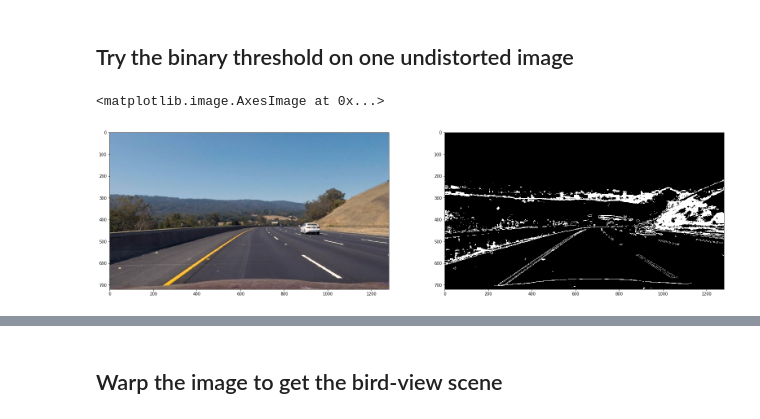
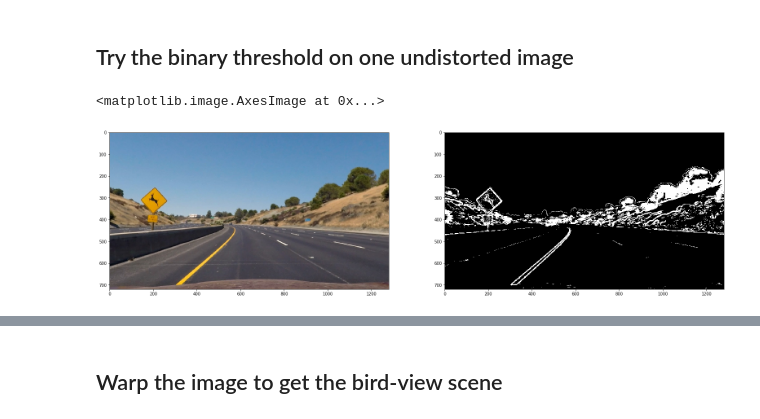
Before and after one commit to WenHsu1203/Advanced-Lane-Finding-Project, a Jupyter notebook: Advanced Line Finding.ipynb, the cells around one changed output, grey strips where cells are left out. Cells and saved outputs as stored; diff of their text form; code cells hidden in the pictures.

```diff
--- a/Advanced Line Finding.ipynb
+++ b/Advanced Line Finding.ipynb
@@ -15,12 +15,14 @@ The goals / steps of this project are the following:
 ---
 ## First, I'll compute the camera calibration using chessboard images
 # %%
+%load_ext autoreload
+%autoreload 2
 import numpy as np
 import cv2
 import glob
 import matplotlib.pyplot as plt
 from util import *
-%matplotlib qt
+%matplotlib inline
 
 # prepare object points, like (0,0,0), (1,0,0), (2,0,0) ....,(6,5,0)
 objp = np.zeros((6*9,3), np.float32)
@@ -46,6 +48,22 @@ for fname in images:
     if ret == True:
         objpoints.append(objp)
         imgpoints.append(corners)
+# Calibrate the camera
+# Use tge cv2 calibrateCamera function to get the convert(3D to 2D)
+# matrix and distance r
+ret, mtx, dist, rvecs, tvecs = cv2.calibrateCamera(objpoints, imgpoints,gray.shape[::-1], None, None)
+# twos arrays for warpping
+src = np.float32([[585,461],
+                  [200,717],
+                  [1088,704],
+                  [708,459]])
+dst = np.float32([[320,0],
+                  [320,720],
+                  [980,720],
+                  [980,0]])
+# Camera Matrix for both forward and inverse
+M = cv2.getPerspectiveTransform(src,dst)
+invM = cv2.getPerspectiveTransform(dst,src)
 # %% [markdown]
 ## Second, apply a distortion correction to one raw image.
 # %%
@@ -70,26 +88,37 @@ plt.savefig('output_images/undistort_output.png', dpi=None, facecolor='w', edgec
 # %% [markdown]
 ## Try the binary threshold on one undistorted image
 # %%
-test_image = cv2.imread('test_images/test3.jpg')
+test_image = cv2.imread('test_images/test2.jpg')
 # Convert the image to RGB
 test_image = cv2.cvtColor(test_image,cv2.COLOR_BGR2RGB)
 # Undistort the image
-undist_test_image = cal_undistort(test_image,objpoints,imgpoints)
-
+undist_test_image = cal_undistort(test_image,mtx, dist)
+# Get the offset
+gray = cv2.cvtColor(undist_test_image,cv2.COLOR_RGB2GRAY)
+histogram = np.sum(gray[gray.shape[0]//2:,:], axis=0)
+midpoint = np.int(histogram.shape[0]//2)
+leftx_base = np.argmax(histogram[:midpoint])
+rightx_base = np.argmax(histogram[midpoint:]) + midpoint
+center = (leftx_base+rightx_base)/2
+offset = abs(center-gray.shape[1])*3.7/700
+offset = round(offset, 2)
 # Set the threshold and kernel size for binary output
 kernel_size = 9
 dir_thres = (0.7,1.3)
-mag_thres = (50,100)
-hls_thres = (60,90)
+mag_thres = (30,200)
+hls_thres = (40,240)
+luv_thres = (225,255)
+hsv_thres = (18,30)
 # Apply the magnitude, HLS and directional threshold
-combined_binary = combined_select(undist_test_image, kernel_size,(0, np.pi/2), mag_thres, hls_thres)
+combined_binary = combined_select(undist_test_image, kernel_size, mag_thres, hls_thres, luv_thres,hsv_thres)
+# combined_binary = combined_select(undist_test_image, kernel_size)
 # plot the output
 f,(ax1,ax2) = plt.subplots(1,2,figsize =(27,72))
 ax1.imshow(undist_test_image)
 ax2.imshow(combined_binary,cmap = 'gray')
 # %% [output]
 <matplotlib.image.AxesImage at 0x...>
-[figure, old version]
+[figure, new version]
 # %%
 plt.imshow(combined_binary,cmap = 'gray')
 plt.savefig('output_images/binary_combo.png', dpi=None, facecolor='w', edgecolor='w',
```
Also changed, not shown: parts of 10 cells of this notebook, 6 other files.
